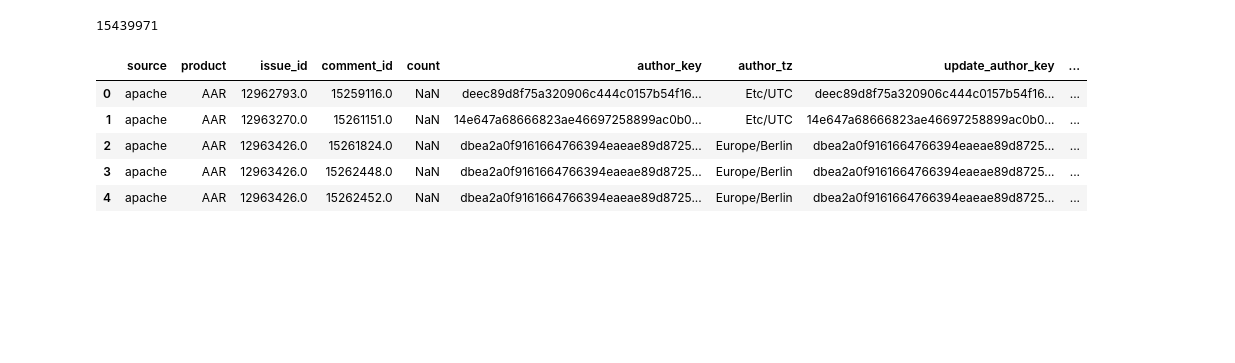
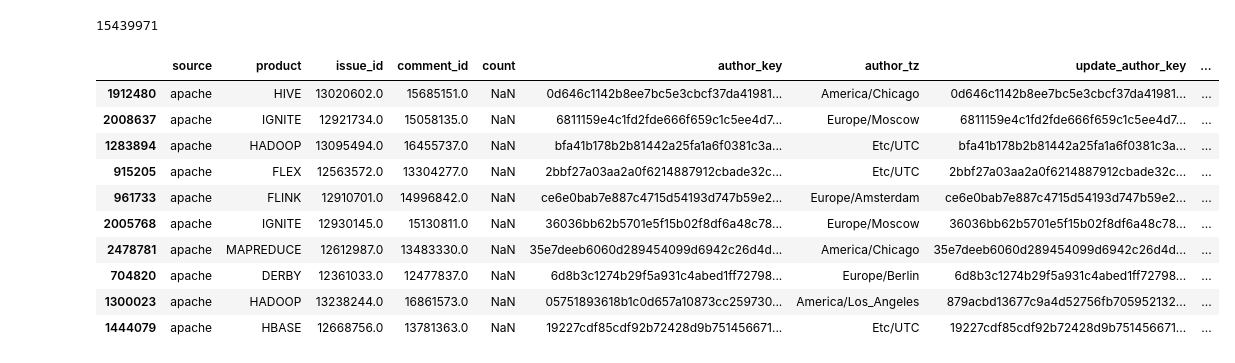
Before and after one commit to raianmr/seBERT, a Jupyter notebook: notebooks/Classification.ipynb, the cells around one changed output. Cells and saved outputs as stored; diff of their text form; code cells hidden in the pictures; blank space fills up the shorter version.

```diff
--- a/notebooks/Classification.ipynb
+++ b/notebooks/Classification.ipynb
@@ -333,9 +360,16 @@ df = data.read().to_pandas()
 # %%
-df.head()
+data = pd.read_csv(issue_comments_out_path)
-# %% [output]
-|  | source | product | issue_id | comment_id | count | author_key | author_tz | update_author_key | ... |
-| 0 | apache | AAR | 12962793.0 | 15259116.0 | NaN | deec89d8f75a320906c444c0157b54f16... | Etc/UTC | deec89d8f75a320906c444c0157b54f16... | ... |
-| 1 | apache | AAR | 12963270.0 | 15261151.0 | NaN | 14e647a68666823ae46697258899ac0b0... | Etc/UTC | 14e647a68666823ae46697258899ac0b0... | ... |
-| 2 | apache | AAR | 12963426.0 | 15261824.0 | NaN | dbea2a0f9161664766394eaeae89d8725... | Europe/Berlin | dbea2a0f9161664766394eaeae89d8725... | ... |
-| 3 | apache | AAR | 12963426.0 | 15262448.0 | NaN | dbea2a0f9161664766394eaeae89d8725... | Europe/Berlin | dbea2a0f9161664766394eaeae89d8725... | ... |
-| 4 | apache | AAR | 12963426.0 | 15262452.0 | NaN | dbea2a0f9161664766394eaeae89d8725... | Europe/Berlin | dbea2a0f9161664766394eaeae89d8725... | ... |
+# %%
+data.sample(10)
+# %% [output]
+|  | source | product | issue_id | comment_id | count | author_key | author_tz | update_author_key | ... |
+| 1912480 | apache | HIVE | 13020602.0 | 15685151.0 | NaN | 0d646c1142b8ee7bc5e3cbcf37da41981... | America/Chicago | 0d646c1142b8ee7bc5e3cbcf37da41981... | ... |
+| 2008637 | apache | IGNITE | 12921734.0 | 15058135.0 | NaN | 6811159e4c1fd2fde666f659c1c5ee4d7... | Europe/Moscow | 6811159e4c1fd2fde666f659c1c5ee4d7... | ... |
+| 1283894 | apache | HADOOP | 13095494.0 | 16455737.0 | NaN | bfa41b178b2b81442a25fa1a6f0381c3a... | Etc/UTC | bfa41b178b2b81442a25fa1a6f0381c3a... | ... |
+| 915205 | apache | FLEX | 12563572.0 | 13304277.0 | NaN | 2bbf27a03aa2a0f6214887912cbade32c... | Etc/UTC | 2bbf27a03aa2a0f6214887912cbade32c... | ... |
+| 961733 | apache | FLINK | 12910701.0 | 14996842.0 | NaN | ce6e0bab7e887c4715d54193d747b59e2... | Europe/Amsterdam | ce6e0bab7e887c4715d54193d747b59e2... | ... |
+| 2005768 | apache | IGNITE | 12930145.0 | 15130811.0 | NaN | 36036bb62b5701e5f15b02f8df6a48c78... | Europe/Moscow | 36036bb62b5701e5f15b02f8df6a48c78... | ... |
+| 2478781 | apache | MAPREDUCE | 12612987.0 | 13483330.0 | NaN | 35e7deeb6060d289454099d6942c26d4d... | America/Chicago | 35e7deeb6060d289454099d6942c26d4d... | ... |
+| 704820 | apache | DERBY | 12361033.0 | 12477837.0 | NaN | 6d8b3c1274b29f5a931c4abed1ff72798... | Europe/Berlin | 6d8b3c1274b29f5a931c4abed1ff72798... | ... |
+| 1300023 | apache | HADOOP | 13238244.0 | 16861573.0 | NaN | 05751893618b1c0d657a10873cc259730... | America/Los_Angeles | 879acbd13677c9a4d52756fb705952132... | ... |
+| 1444079 | apache | HBASE | 12668756.0 | 13781363.0 | NaN | 19227cdf85cdf92b72428d9b751456671... | Etc/UTC | 19227cdf85cdf92b72428d9b751456671... | ... |
```
Also changed, not shown: parts of 2 cells of this notebook, 3 other files.
